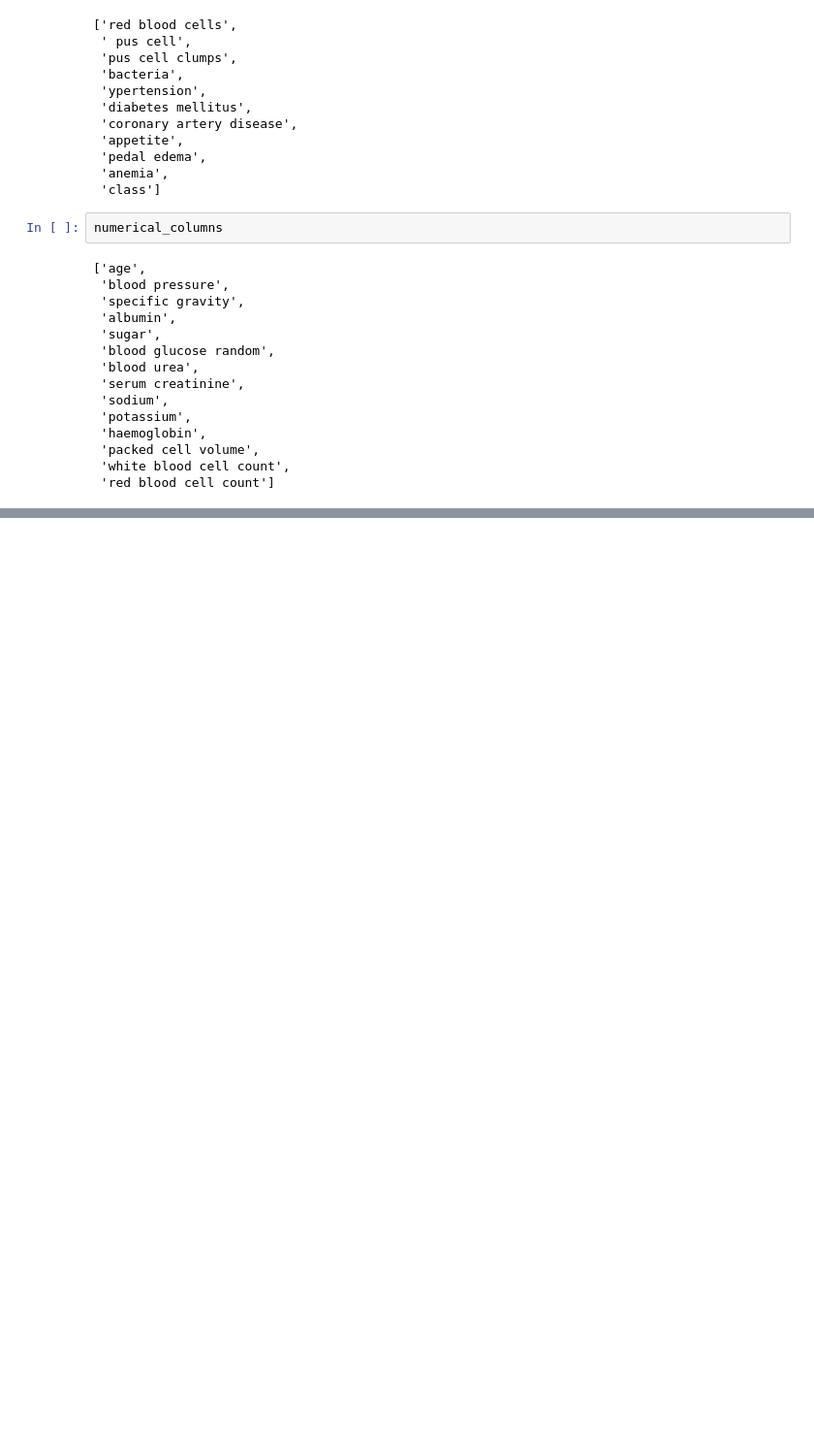
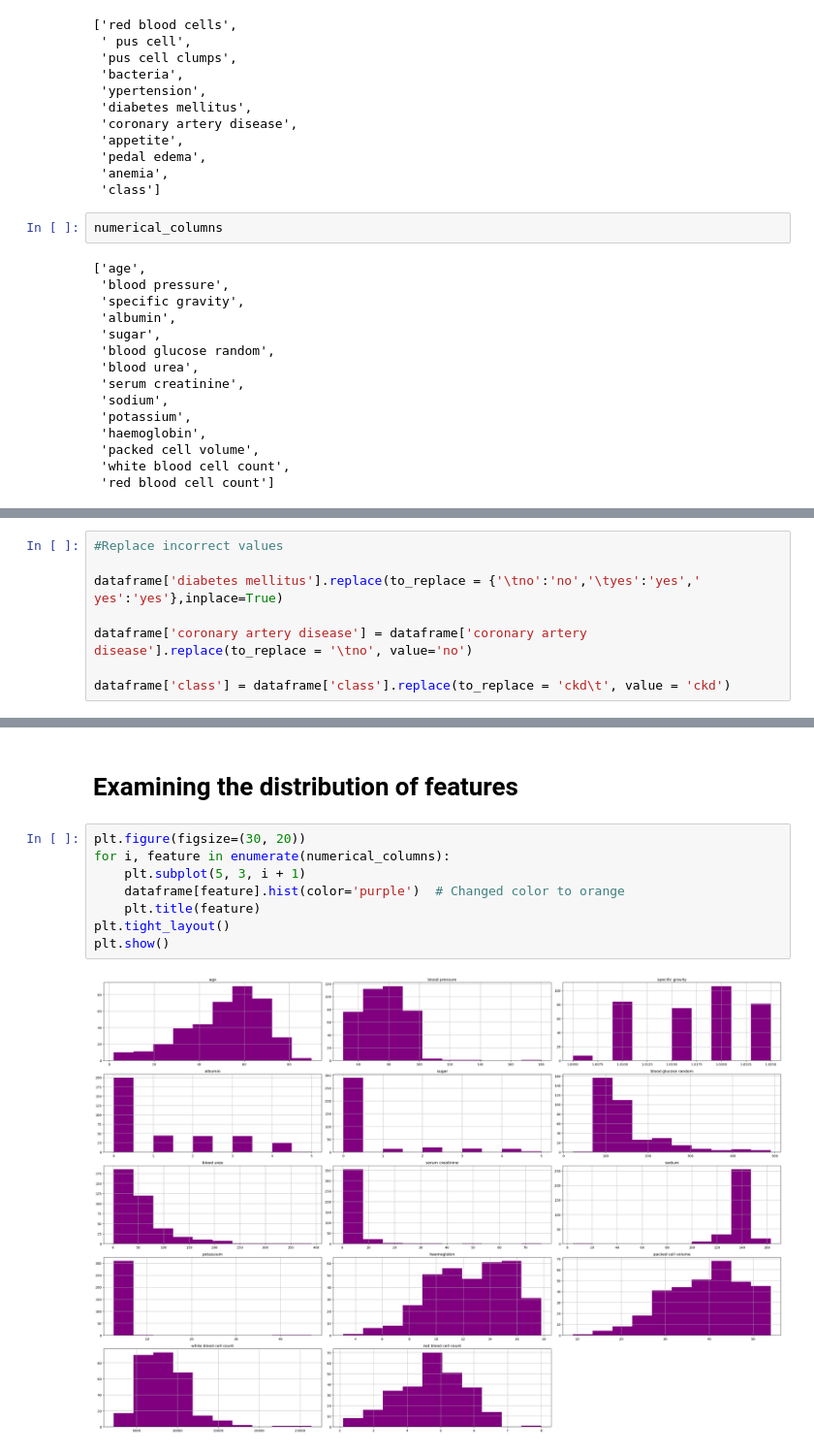
Before and after one commit to niveditha2000/Chronic_Kidney_Disease_Status_Prediction, a Jupyter notebook: chronic_kidney_disease_status_prediction.ipynb, the cells around one changed output, grey strips where cells are left out. Shown at 97% size. Saved outputs shown, nothing was run; the diff lists cells and outputs as text; blank space fills up the shorter version.

Commit message:
Determined the total number of unique categories in our categorical features to check for any issues or inconsistencies in the data,Examined the distribution of features.

```diff
--- a/chronic_kidney_disease_status_prediction.ipynb
+++ b/chronic_kidney_disease_status_prediction.ipynb
@@ -152,0 +182,8 @@ numerical_columns
+# %%
+#Replace incorrect values
+
+dataframe['diabetes mellitus'].replace(to_replace = {'\tno':'no','\tyes':'yes',' yes':'yes'},inplace=True)
+
+dataframe['coronary artery disease'] = dataframe['coronary artery disease'].replace(to_replace = '\tno', value='no')
+
+dataframe['class'] = dataframe['class'].replace(to_replace = 'ckd\t', value = 'ckd')
@@ -152,0 +212,12 @@ numerical_columns
+# %% [markdown]
+# Examining the distribution of features
+# %%
+plt.figure(figsize=(30, 20))
+for i, feature in enumerate(numerical_columns):
+    plt.subplot(5, 3, i + 1)
+    dataframe[feature].hist(color='purple')  # Changed color to orange
+    plt.title(feature)
+plt.tight_layout()
+plt.show()
+# %% [output]
+[figure, added]
```
Also changed, not shown: parts of 4 cells of this notebook.
